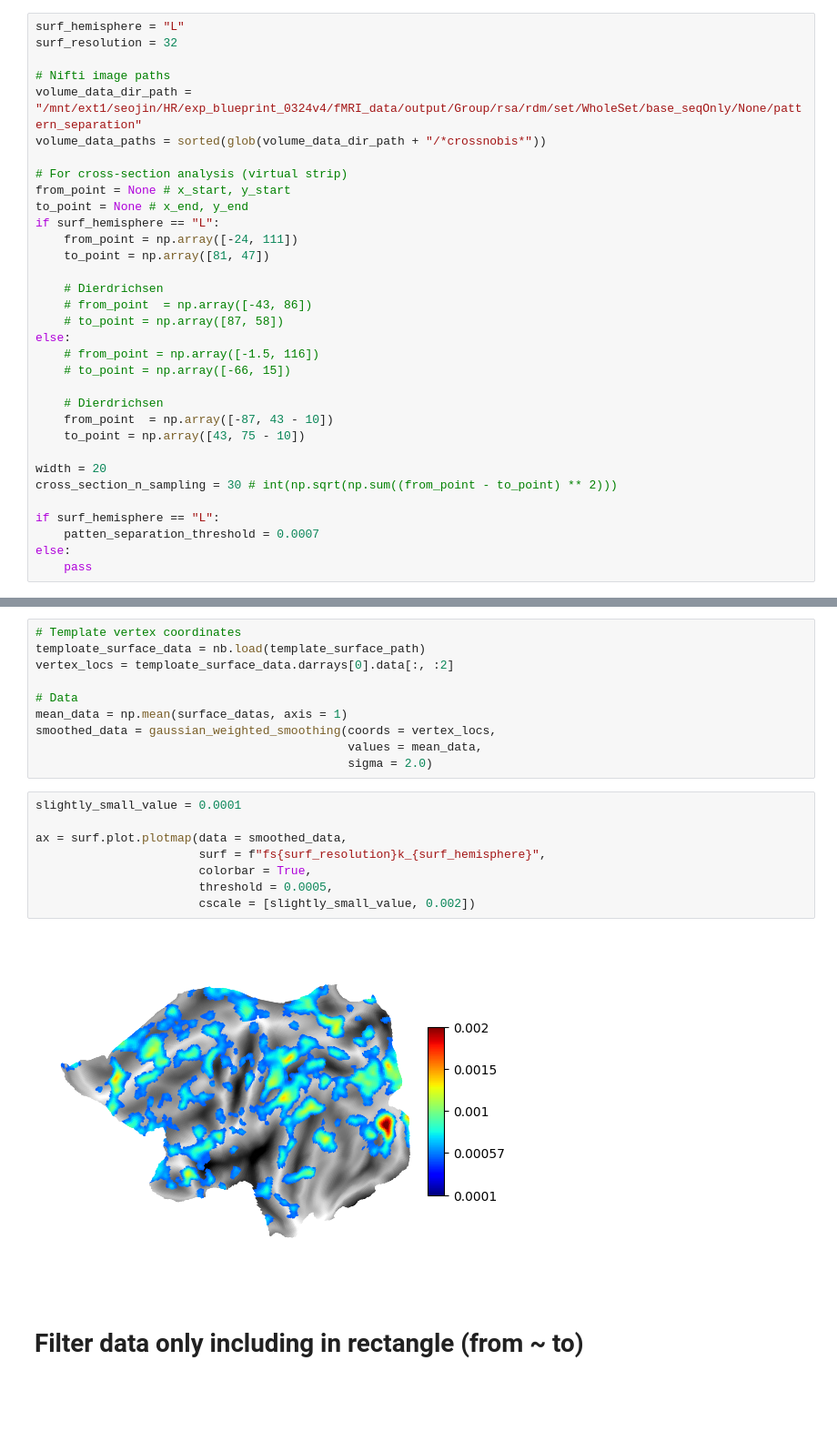
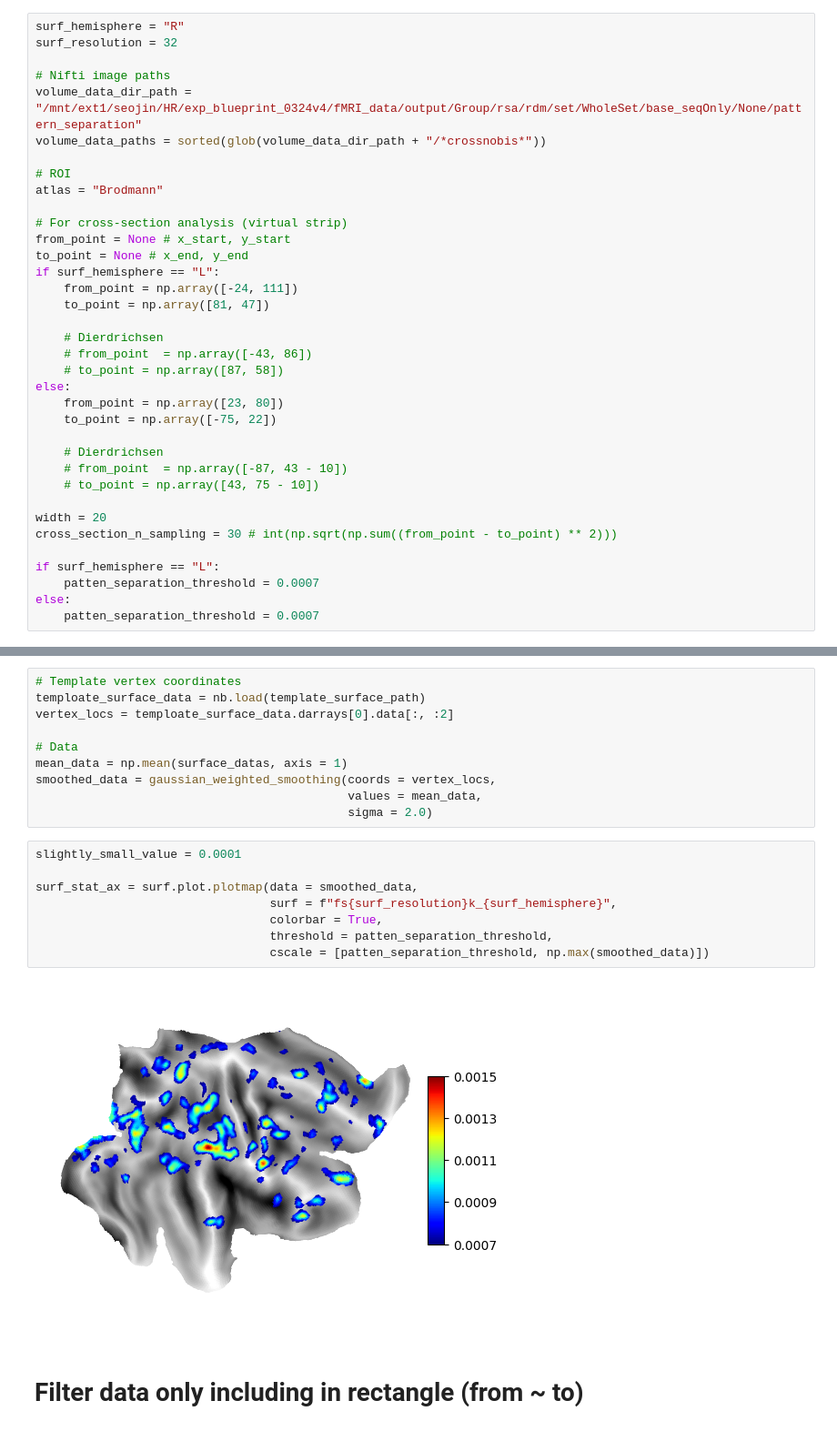
Before and after one commit to SeojinYoon/Seojin_commonTool, a Jupyter notebook: Module/Brain_Surface/Surface_stat.ipynb, the cells around one changed output, grey strips where cells are left out. Shown at 91% size. Cells and saved outputs as stored; diff of their text form; blank space fills up the shorter version.

Commit message:
surface stat

```diff
--- a/Module/Brain_Surface/Surface_stat.ipynb
+++ b/Module/Brain_Surface/Surface_stat.ipynb
@@ -42,12 +45,15 @@ from sj_visualization import plot_stats
 # %% [markdown]
 # Params
 # %%
-surf_hemisphere = "L"
+surf_hemisphere = "R"
 surf_resolution = 32
 
 # Nifti image paths
 volume_data_dir_path = "/mnt/ext1/seojin/HR/exp_blueprint_0324v4/fMRI_data/output/Group/rsa/rdm/set/WholeSet/base_seqOnly/None/pattern_separation"
 volume_data_paths = sorted(glob(volume_data_dir_path + "/*crossnobis*"))
+
+# ROI
+atlas = "Brodmann"
 
 # For cross-section analysis (virtual strip)
 from_point = None # x_start, y_start
@@ -60,12 +66,12 @@ if surf_hemisphere == "L":
     # from_point  = np.array([-43, 86])
     # to_point = np.array([87, 58])
 else:
-    # from_point = np.array([-1.5, 116])
-    # to_point = np.array([-66, 15])
+    from_point = np.array([23, 80])
+    to_point = np.array([-75, 22])
 
     # Dierdrichsen
-    from_point  = np.array([-87, 43 - 10])
-    to_point = np.array([43, 75 - 10])
+    # from_point  = np.array([-87, 43 - 10])
+    # to_point = np.array([43, 75 - 10])
 
 width = 20
 cross_section_n_sampling = 30 # int(np.sqrt(np.sum((from_point - to_point) ** 2)))
@@ -73,7 +79,7 @@ cross_section_n_sampling = 30 # int(np.sqrt(np.sum((from_point - to_point) ** 2)
 if surf_hemisphere == "L":
     patten_separation_threshold = 0.0007
 else:
-    pass
+    patten_separation_threshold = 0.0007
 # %% [markdown]
 # Constants
 # %%
@@ -183,13 +200,13 @@ smoothed_data = gaussian_weighted_smoothing(coords = vertex_locs,
 # %%
 slightly_small_value = 0.0001
 
-ax = surf.plot.plotmap(data = smoothed_data,
-                       surf = f"fs{surf_resolution}k_{surf_hemisphere}",
-                       colorbar = True,
-                       threshold = 0.0005,
-                       cscale = [slightly_small_value, 0.002])
+surf_stat_ax = surf.plot.plotmap(data = smoothed_data,
+                                 surf = f"fs{surf_resolution}k_{surf_hemisphere}",
+                                 colorbar = True,
+                                 threshold = patten_separation_threshold,
+                                 cscale = [patten_separation_threshold, np.max(smoothed_data)])
 # %% [output]
-[figure, old version]
+[figure, new version]
 # %% [markdown]
 # Filter data only including in rectangle (from ~ to)
 # %%
```
Also changed, not shown: parts of 34 cells of this notebook, 5 other files.
